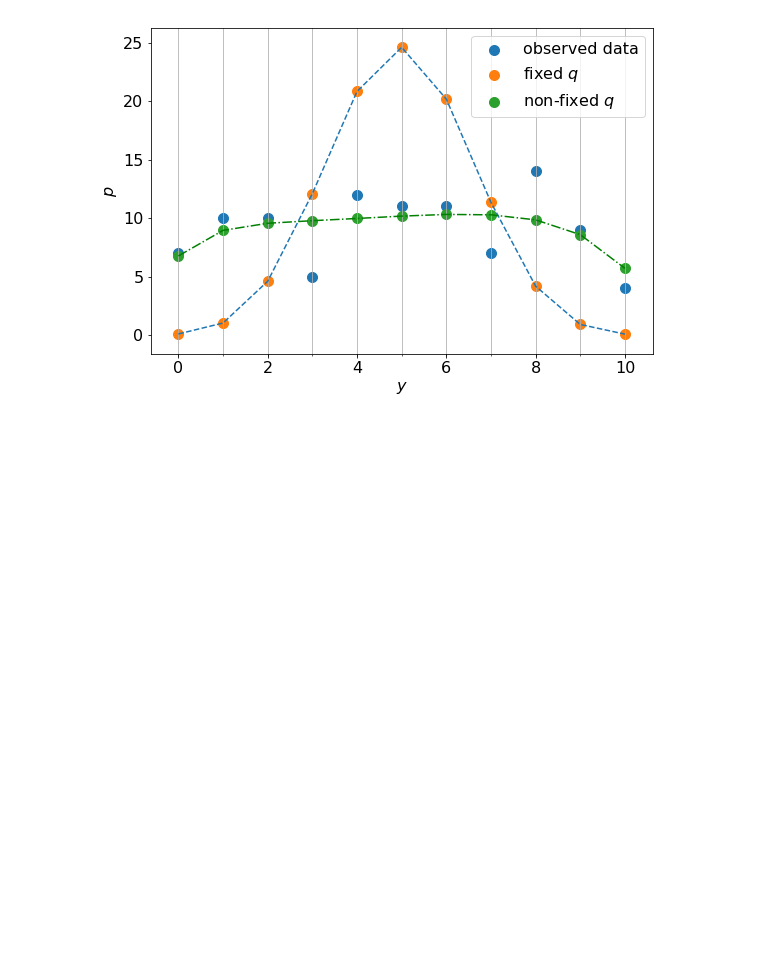
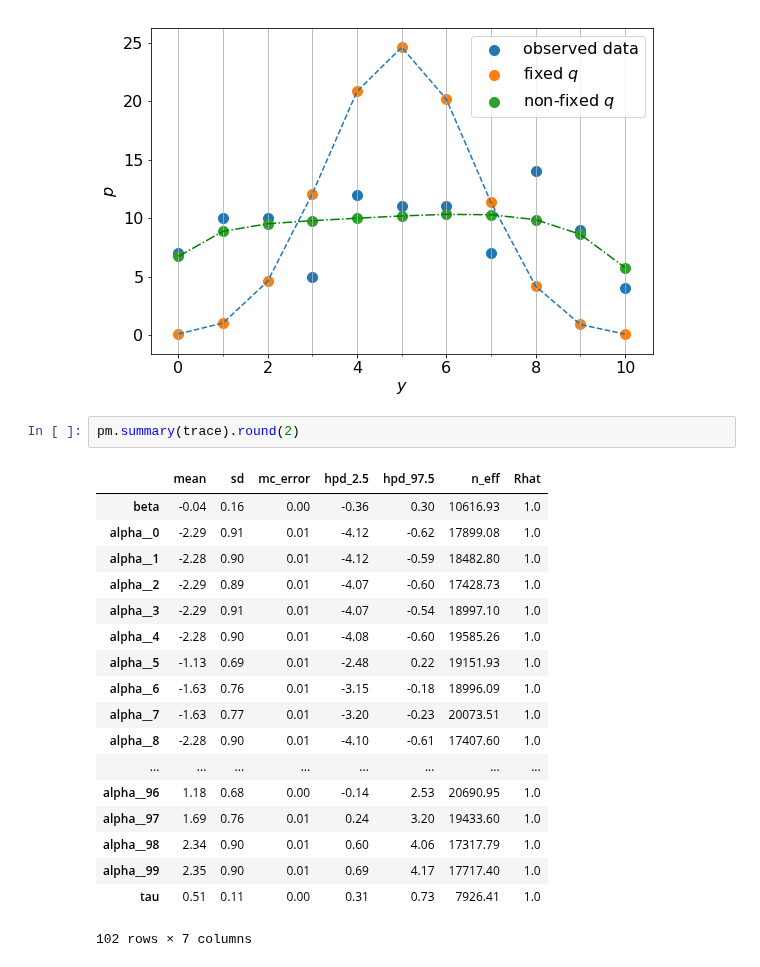
Before and after one commit to seiya-kumada/cct_blog, a Jupyter notebook: pymc3/sample_0.ipynb, the cells around one changed output. Cells and saved outputs as stored; diff of their text form; blank space fills up the shorter version.

```diff
--- a/pymc3/sample_0.ipynb
+++ b/pymc3/sample_0.ipynb
@@ -155,3 +155,24 @@ plt.legend(loc='best')
 plt.show()
 # %% [output]
 [figure]
+# %%
+pm.summary(trace).round(2)
+# %% [output]
+|  | mean | sd | mc_error | hpd_2.5 | hpd_97.5 | n_eff | Rhat |
+| beta | -0.04 | 0.16 | 0.00 | -0.36 | 0.30 | 10616.93 | 1.0 |
+| alpha__0 | -2.29 | 0.91 | 0.01 | -4.12 | -0.62 | 17899.08 | 1.0 |
+| alpha__1 | -2.28 | 0.90 | 0.01 | -4.12 | -0.59 | 18482.80 | 1.0 |
+| alpha__2 | -2.29 | 0.89 | 0.01 | -4.07 | -0.60 | 17428.73 | 1.0 |
+| alpha__3 | -2.29 | 0.91 | 0.01 | -4.07 | -0.54 | 18997.10 | 1.0 |
+| alpha__4 | -2.28 | 0.90 | 0.01 | -4.08 | -0.60 | 19585.26 | 1.0 |
+| alpha__5 | -1.13 | 0.69 | 0.01 | -2.48 | 0.22 | 19151.93 | 1.0 |
+| alpha__6 | -1.63 | 0.76 | 0.01 | -3.15 | -0.18 | 18996.09 | 1.0 |
+| alpha__7 | -1.63 | 0.77 | 0.01 | -3.20 | -0.23 | 20073.51 | 1.0 |
+| alpha__8 | -2.28 | 0.90 | 0.01 | -4.10 | -0.61 | 17407.60 | 1.0 |
+| ... | ... | ... | ... | ... | ... | ... | ... |
+| alpha__96 | 1.18 | 0.68 | 0.00 | -0.14 | 2.53 | 20690.95 | 1.0 |
+| alpha__97 | 1.69 | 0.76 | 0.01 | 0.24 | 3.20 | 19433.60 | 1.0 |
+| alpha__98 | 2.34 | 0.90 | 0.01 | 0.60 | 4.06 | 17317.79 | 1.0 |
+| alpha__99 | 2.35 | 0.90 | 0.01 | 0.69 | 4.17 | 17717.40 | 1.0 |
+| tau | 0.51 | 0.11 | 0.00 | 0.31 | 0.73 | 7926.41 | 1.0 |
+102 rows × 7 columns
```
Also changed, not shown: parts of 1 cell of this notebook.
